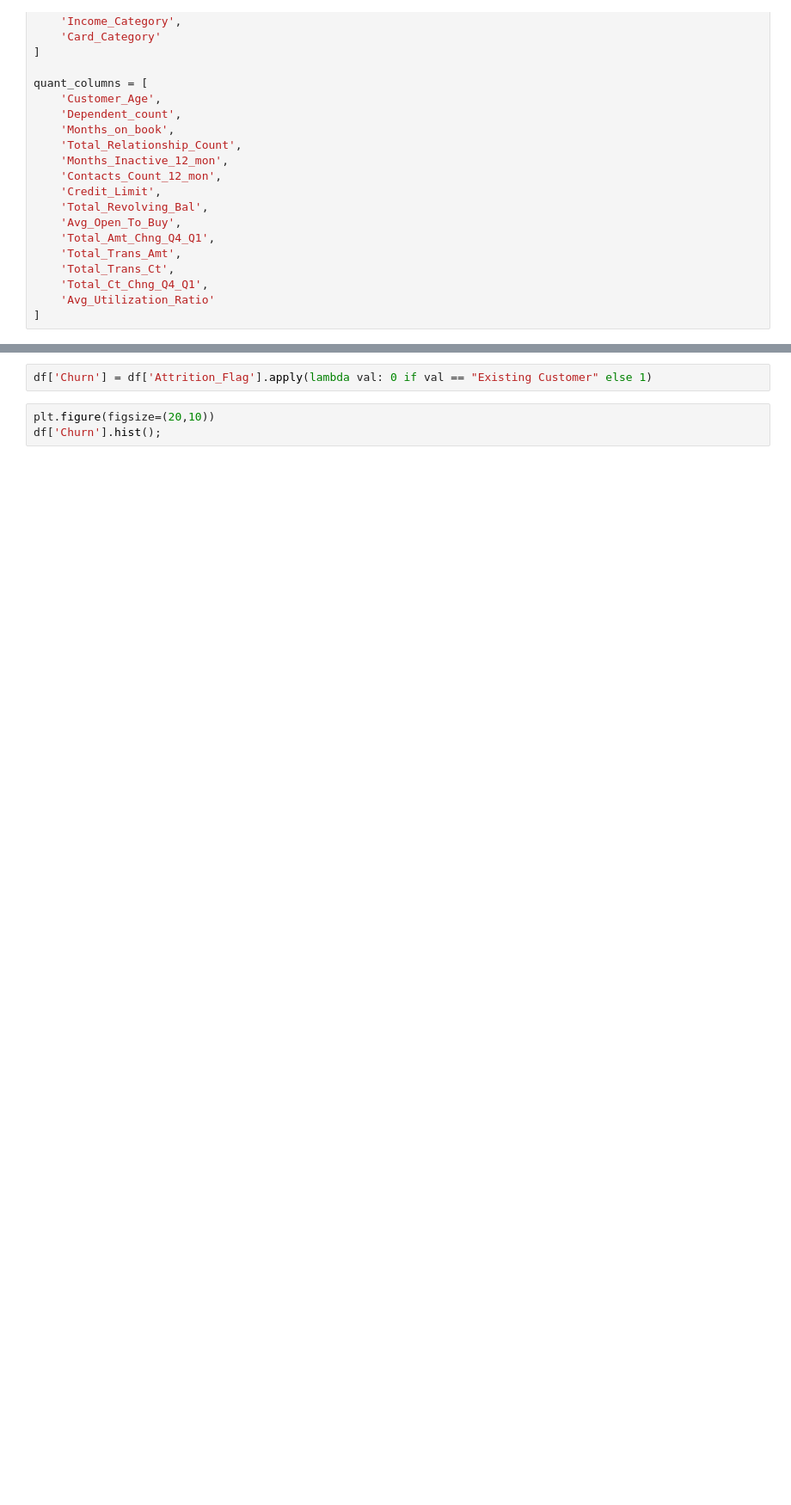
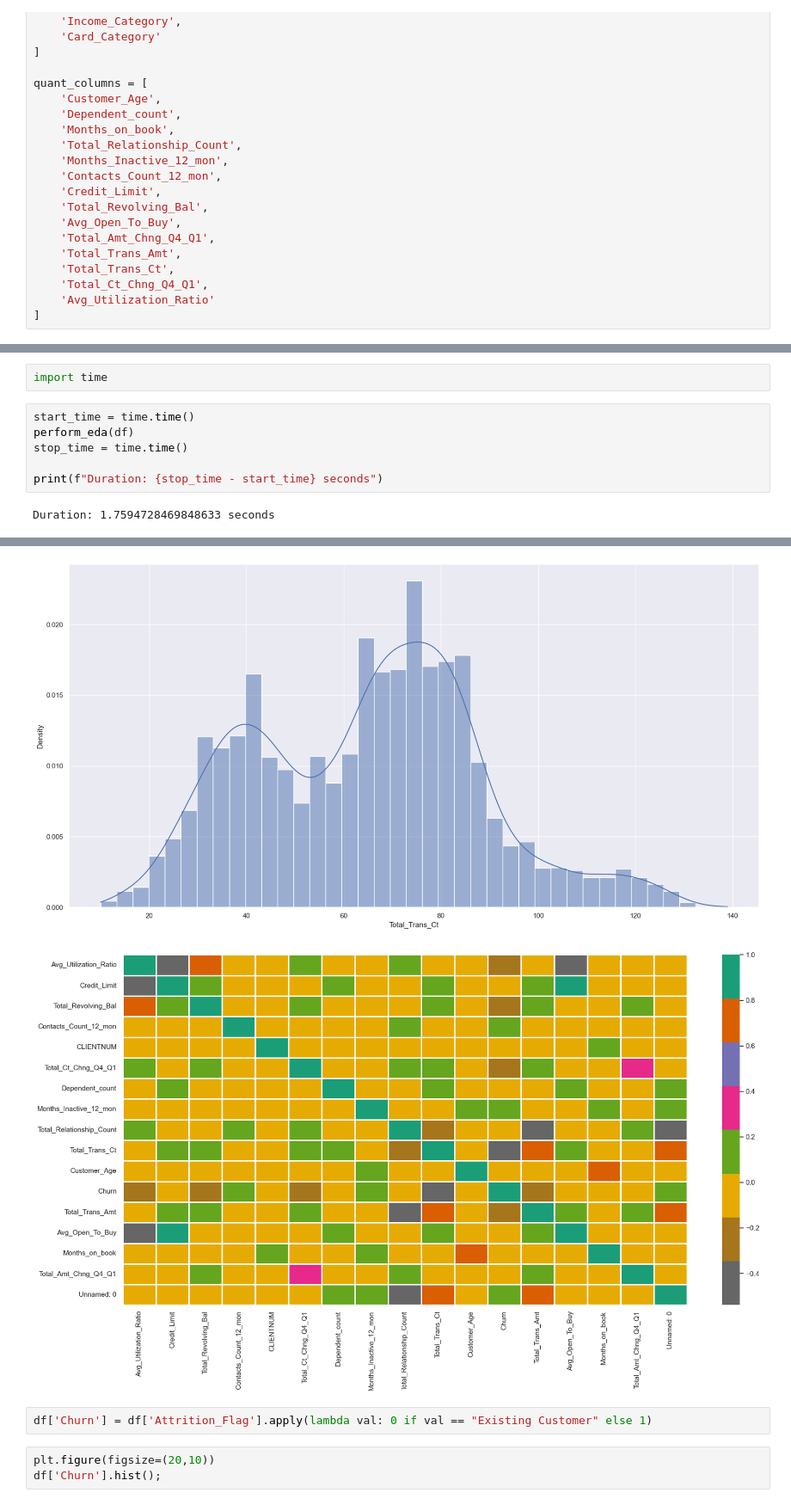
Before and after one commit to Otto-Destiny/Customer_Churn_prediction_End_to_End_Project, a Jupyter notebook: churn_notebook.ipynb, the cells around one changed output, grey strips where cells are left out. Shown at 86% size. Drawn from its saved outputs; the diff is of its cells as text; blank space fills up the shorter version.

```diff
--- a/churn_notebook.ipynb
+++ b/churn_notebook.ipynb
@@ -91,0 +140,10 @@ quant_columns = [
+# %%
+import time
+# %%
+start_time = time.time()
+perform_eda(df)
+stop_time = time.time()
+
+print(f"Duration: {stop_time - start_time} seconds")
+# %% [output]
+Duration: 1.7594728469848633 seconds
@@ -92,3 +153,5 @@ quant_columns = [
+[figure, added]
+[figure, added]
 # %%
 df['Churn'] = df['Attrition_Flag'].apply(lambda val: 0 if val == "Existing Customer" else 1)
 # %%
```
Also changed, not shown: parts of 32 cells of this notebook, 11 other files.
